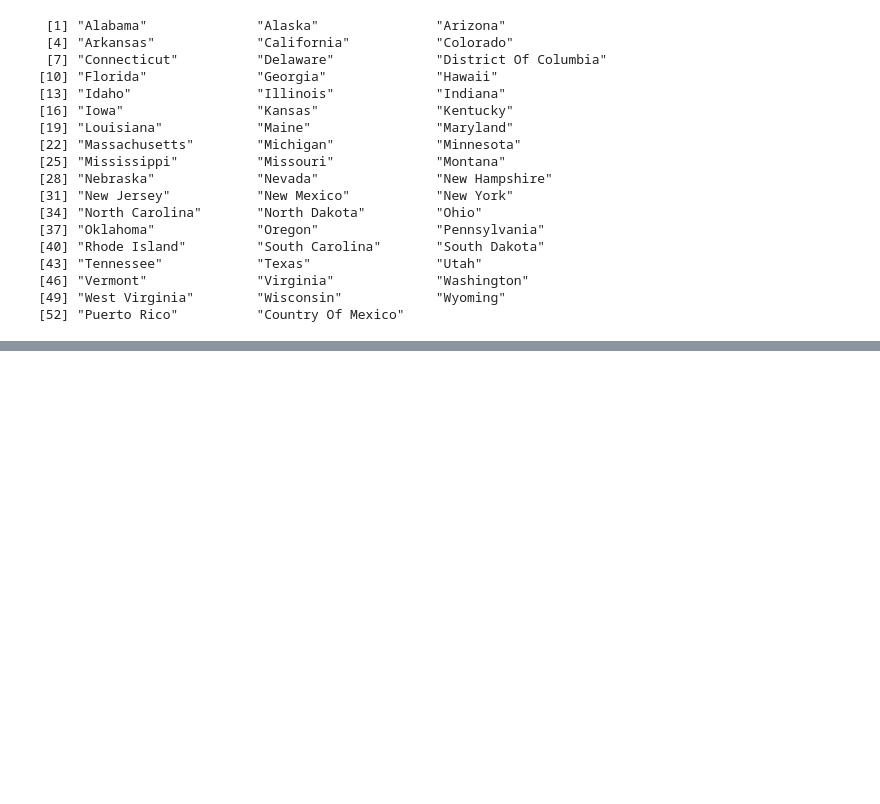
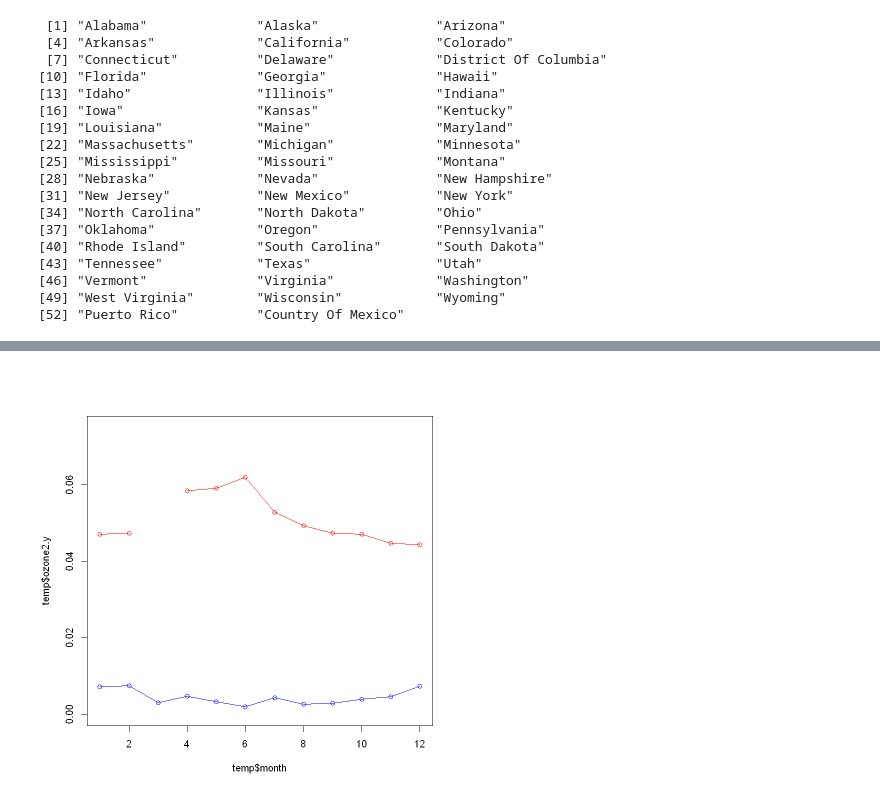
Before and after one commit to PaulMayfield/Peng-Exploratory-Data-Analysis-in-R, a Jupyter notebook: Peng Chapter 4 EDA Checklist.ipynb, the cells around one changed output, grey strips where cells are left out. Saved outputs shown, nothing was run; the diff lists cells and outputs as text; code cells hidden in the pictures; blank space fills up the shorter version.

```diff
--- a/Peng Chapter 4 EDA Checklist.ipynb
+++ b/Peng Chapter 4 EDA Checklist.ipynb
@@ -169,0 +291,19 @@ unique(ozone$State.Name)
+# %%
+# try a fancier thing to see the blank more obviously
+
+
+# So, let's check it by month
+w <- mutate(worstcounty, month = format(Date.Local,'%m')) %>%
+group_by(month) %>%
+summarize(ozone2 = mean(Sample.Measurement))
+
+# add another line for the best county
+b <- mutate(bestcounty, month = format(Date.Local,'%m')) %>%
+group_by(month) %>%
+summarize(ozone2 = mean(Sample.Measurement))
+
+temp<-merge(b, w, by='month', all=TRUE)
+plot(temp$month, temp$ozone2.y, type='o', col='red', ylim=c(0,0.075))
+lines(temp$month, temp$ozone2.x, type='o', col='blue')
+# %% [output]
+[figure, added]
```
Also changed, not shown: parts of 12 cells of this notebook.
